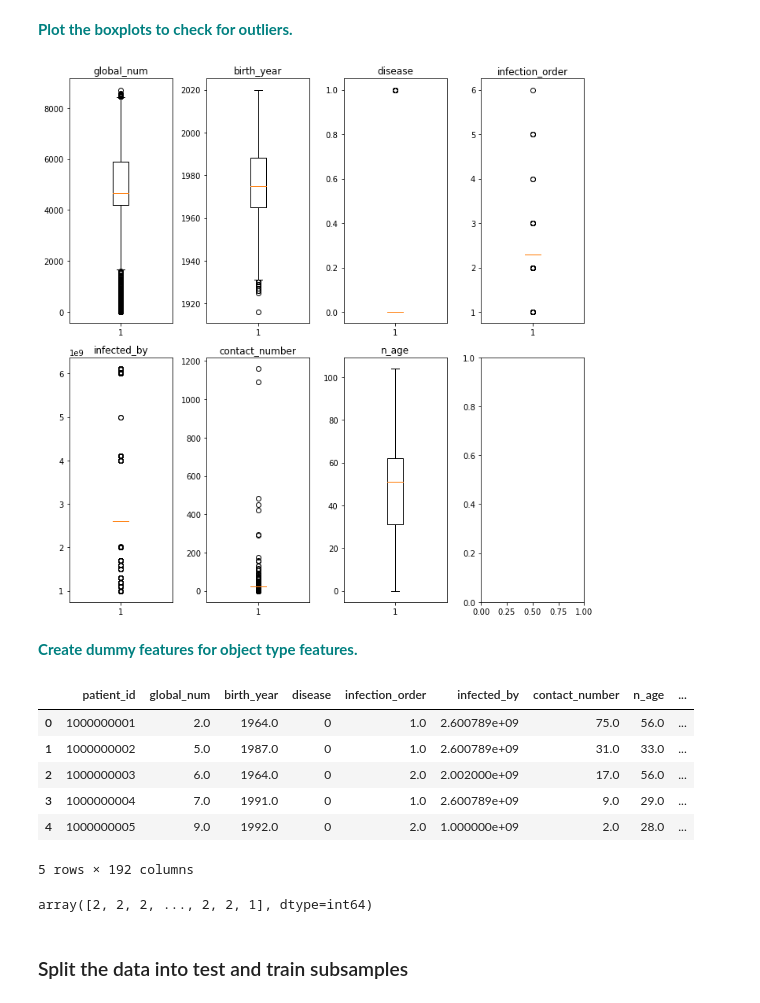
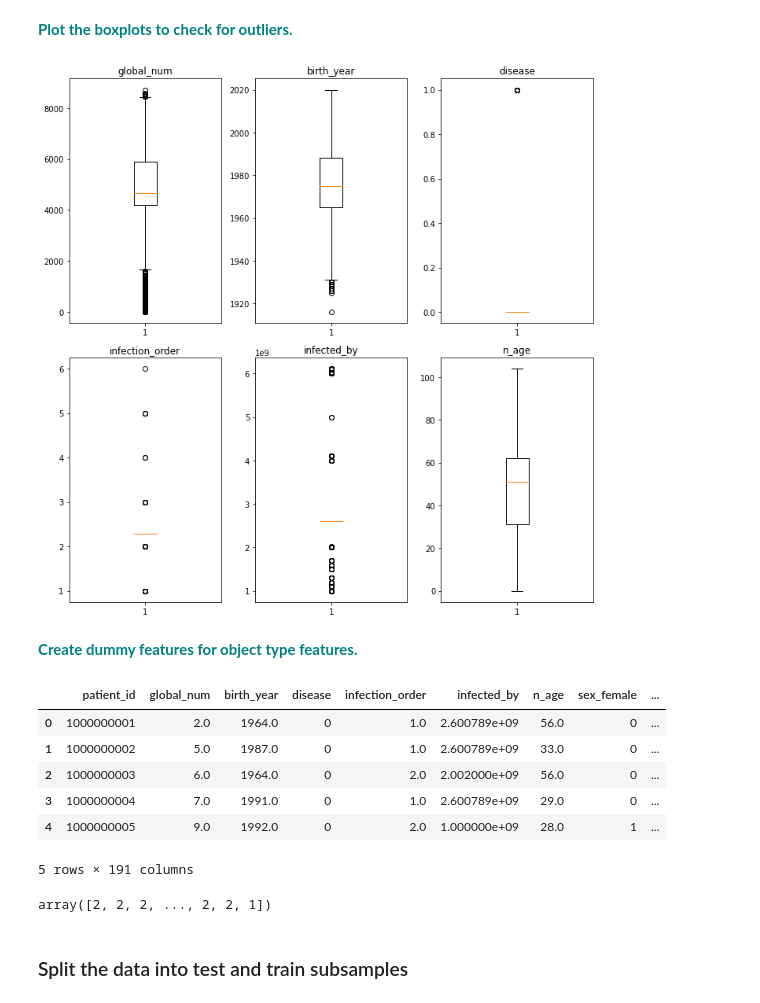
Before and after one commit to shubh8990/Data_Science_Projects, a Jupyter notebook: Random Forest/RandomForest_casestudy_covid19.ipynb, the cells around one changed output. Cells and saved outputs as stored; diff of their text form; code cells hidden in the pictures.

Commit message:
Updated Random Forest implementation after removing contact_number column

```diff
--- a/Random Forest/RandomForest_casestudy_covid19.ipynb
+++ b/Random Forest/RandomForest_casestudy_covid19.ipynb
@@ -276,3 +276,7 @@ _ = sns.heatmap(data = df.corr())
 plt.show()
 # %% [output]
 [figure]
+# %%
+# Remove Contact_NUmber column from the Dataframe as it has nearly zero correlation with the data.
+df = df.drop(['contact_number'],axis =1)
+df.head(5)
@@ -279,24 +290,22 @@ plt.show()
 # %% [markdown]
 **<font color='teal'> Plot the boxplots to check for outliers. </font>**
 # %%
-fig, ax = plt.subplots(2,4, figsize = (10,10))
+fig, ax = plt.subplots(2,3, figsize = (10,10))
 _ = ax[0,0].boxplot(data = df, x = 'global_num')
 _ = ax[0,0].set_title('global_num')
 _ = ax[0,1].boxplot(data = df, x = 'birth_year')
 _ = ax[0,1].set_title('birth_year')
 _ = ax[0,2].boxplot(data = df, x = 'disease')
 _ = ax[0,2].set_title('disease')
-_ = ax[0,3].boxplot(data = df, x = 'infection_order')
-_ = ax[0,3].set_title('infection_order')
-_ = ax[1,0].boxplot(data = df, x = 'infected_by')
-_ = ax[1,0].set_title('infected_by')
-_ = ax[1,1].boxplot(data = df, x = 'contact_number')
-_ = ax[1,1].set_title('contact_number')
+_ = ax[1,0].boxplot(data = df, x = 'infection_order')
+_ = ax[1,0].set_title('infection_order')
+_ = ax[1,1].boxplot(data = df, x = 'infected_by')
+_ = ax[1,1].set_title('infected_by')
 _ = ax[1,2].boxplot(data = df, x = 'n_age')
 _ = ax[1,2].set_title('n_age')
 plt.tight_layout()
 # %% [output]
-[figure, old version]
+[figure, new version]
 # %% [markdown]
 **<font color='teal'> Create dummy features for object type features. </font>**
 # %%
@@ -305,13 +314,13 @@ X = df.drop(columns = ['state'])
 X = pd.get_dummies(X)
 X.head()
 # %% [output]
-|  | patient_id | global_num | birth_year | disease | infection_order | infected_by | contact_number | n_age | ... |
-| 0 | 1000000001 | 2.0 | 1964.0 | 0 | 1.0 | 2.600789e+09 | 75.0 | 56.0 | ... |
-| 1 | 1000000002 | 5.0 | 1987.0 | 0 | 1.0 | 2.600789e+09 | 31.0 | 33.0 | ... |
-| 2 | 1000000003 | 6.0 | 1964.0 | 0 | 2.0 | 2.002000e+09 | 17.0 | 56.0 | ... |
-| 3 | 1000000004 | 7.0 | 1991.0 | 0 | 1.0 | 2.600789e+09 | 9.0 | 29.0 | ... |
-| 4 | 1000000005 | 9.0 | 1992.0 | 0 | 2.0 | 1.000000e+09 | 2.0 | 28.0 | ... |
+|  | patient_id | global_num | birth_year | disease | infection_order | infected_by | n_age | sex_female | ... |
+| 0 | 1000000001 | 2.0 | 1964.0 | 0 | 1.0 | 2.600789e+09 | 56.0 | 0 | ... |
+| 1 | 1000000002 | 5.0 | 1987.0 | 0 | 1.0 | 2.600789e+09 | 33.0 | 0 | ... |
+| 2 | 1000000003 | 6.0 | 1964.0 | 0 | 2.0 | 2.002000e+09 | 56.0 | 0 | ... |
+| 3 | 1000000004 | 7.0 | 1991.0 | 0 | 1.0 | 2.600789e+09 | 29.0 | 0 | ... |
+| 4 | 1000000005 | 9.0 | 1992.0 | 0 | 2.0 | 1.000000e+09 | 28.0 | 1 | ... |
-5 rows × 192 columns
+5 rows × 191 columns
 # %%
 #Encoding the Target variable with Label Encoding
 from sklearn.preprocessing import LabelEncoder
@@ -319,7 +328,7 @@ label_encoder = LabelEncoder()
 y = label_encoder.fit_transform(y)
 y
 # %% [output]
-array([2, 2, 2, ..., 2, 2, 1], dtype=int64)
+array([2, 2, 2, ..., 2, 2, 1])
 # %% [markdown]
 ### Split the data into test and train subsamples
 # %%
```
Also changed, not shown: parts of 5 cells of this notebook, 2 other files.
